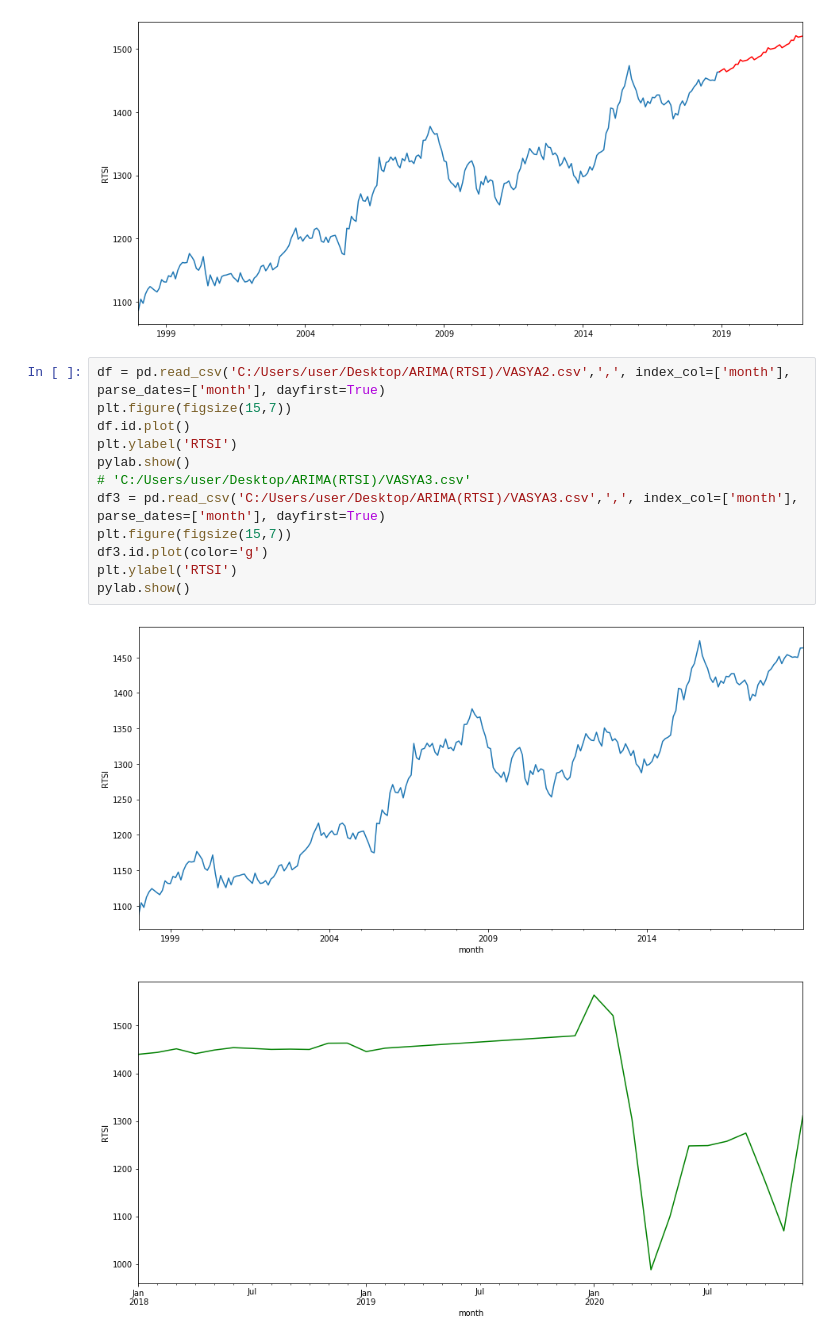
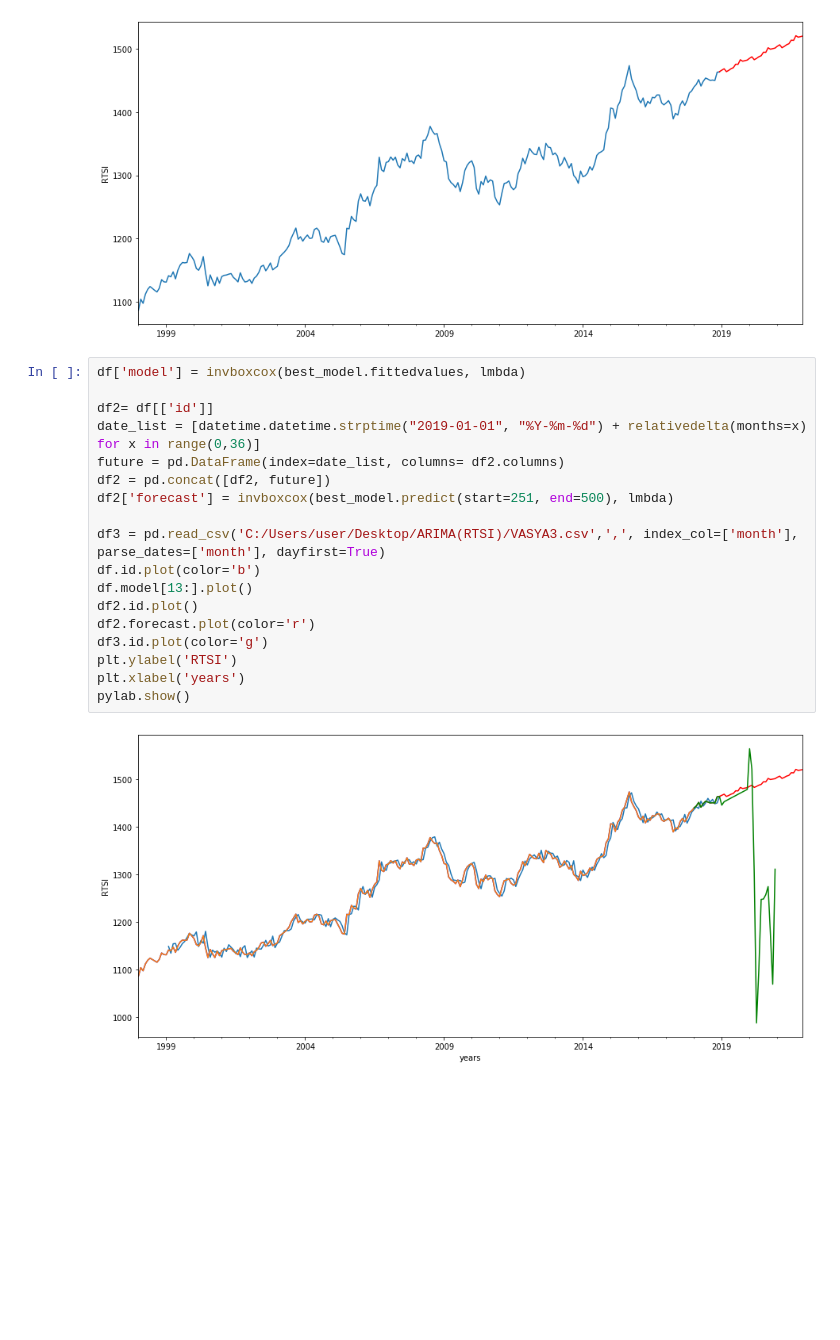
Before and after one commit to Alexbotduglas/Practice-2020, a Jupyter notebook: RTSi(ARIMA).ipynb, the cells around one changed output. Drawn from its saved outputs; the diff is of its cells as text; blank space fills up the shorter version.

```diff
--- a/RTSi(ARIMA).ipynb
+++ b/RTSi(ARIMA).ipynb
@@ -216,18 +216,23 @@ plt.ylabel('RTSI')
 pylab.show()
 # %% [output]
 [figure]
-# %%
-df = pd.read_csv('C:/Users/user/Desktop/ARIMA(RTSI)/VASYA2.csv',',', index_col=['month'], parse_dates=['month'], dayfirst=True)
-plt.figure(figsize(15,7))
-df.id.plot()
-plt.ylabel('RTSI')
-pylab.show()
-# 'C:/Users/user/Desktop/ARIMA(RTSI)/VASYA3.csv'
-df3 = pd.read_csv('C:/Users/user/Desktop/ARIMA(RTSI)/VASYA3.csv',',', index_col=['month'], parse_dates=['month'], dayfirst=True)
-plt.figure(figsize(15,7))
-df3.id.plot(color='g')
-plt.ylabel('RTSI')
-pylab.show()
-# %% [output]
-[figure, removed]
-[figure, removed]
+# %%
+df['model'] = invboxcox(best_model.fittedvalues, lmbda)
+
+df2= df[['id']]
+date_list = [datetime.datetime.strptime("2019-01-01", "%Y-%m-%d") + relativedelta(months=x) for x in range(0,36)]
+future = pd.DataFrame(index=date_list, columns= df2.columns)
+df2 = pd.concat([df2, future])
+df2['forecast'] = invboxcox(best_model.predict(start=251, end=500), lmbda)
+
+df3 = pd.read_csv('C:/Users/user/Desktop/ARIMA(RTSI)/VASYA3.csv',',', index_col=['month'], parse_dates=['month'], dayfirst=True)
+df.id.plot(color='b')
+df.model[13:].plot()
+df2.id.plot()
+df2.forecast.plot(color='r')
+df3.id.plot(color='g')
+plt.ylabel('RTSI')
+plt.xlabel('years')
+pylab.show()
+# %% [output]
+[figure, added]
```
Also changed, not shown: parts of 2 cells of this notebook.
